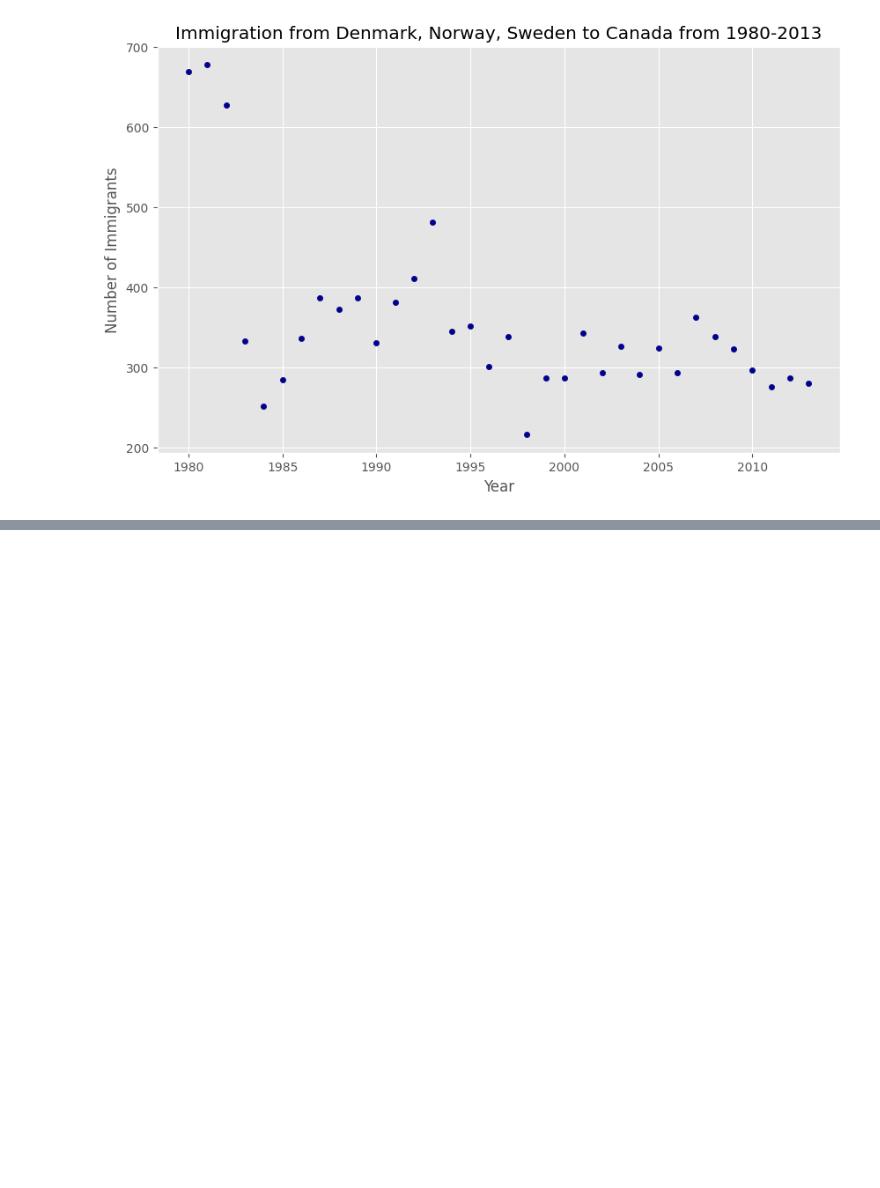
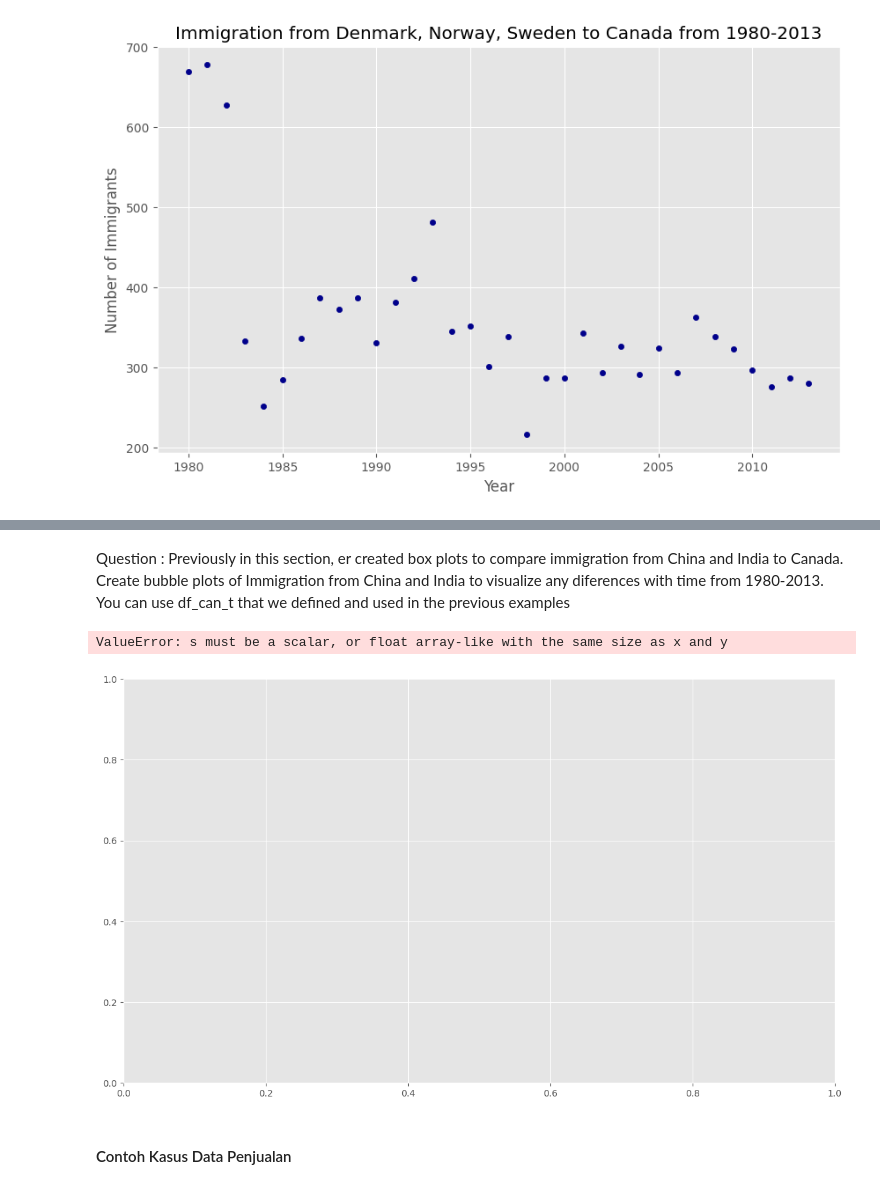
Before and after one commit to kireikharisma/H8_3, a Jupyter notebook: sesi7.ipynb, the cells around one changed output, grey strips where cells are left out. Drawn from its saved outputs; the diff is of its cells as text; code cells hidden in the pictures; blank space fills up the shorter version.

```diff
--- a/sesi7.ipynb
+++ b/sesi7.ipynb
@@ -1962,0 +2030,30 @@ plt.show()
+# %% [markdown]
+Question : Previously in this section, er created box plots to compare immigration from China and India to Canada. Create bubble plots of Immigration from China and India to visualize any diferences with time from 1980-2013. You can use df_can_t that we defined and used in the previous examples
+# %%
+norm_china = (df_can_t['China'] - df_can_t['China'].min()) / (df_can_t['China'].max() - df_can_t['China'].min())
+
+norm_india = (df_can_t['India'] - df_can_t['India'].min()) / (df_can_t['India'].max() - df_can_t['India'].min())
+# %%
+ax0 = df_can_t.plot(kind='scatter',
+                    x='Year',
+                    y='China',
+                    figsize=(14, 8),
+                    alpha=0.5,
+                    color='green',
+                    s=norm_china * 1300 + 10,
+                    xlim=(1975, 2015)
+                    )
+
+ax1 = df_can_t.plot(kind='scatter',
+                    x='Year',
+                    y='Inida',
+                    alpha=0.5,
+                    color='blue',
+                    s=norm_india * 1300 + 10,
+                    ax = ax0
+                    )
+# %% [output]
+ValueError: s must be a scalar, or float array-like with the same size as x and y
+[figure, added]
+# %% [markdown]
+#### Contoh Kasus Data Penjualan
```
Also changed, not shown: parts of 25 cells of this notebook.
